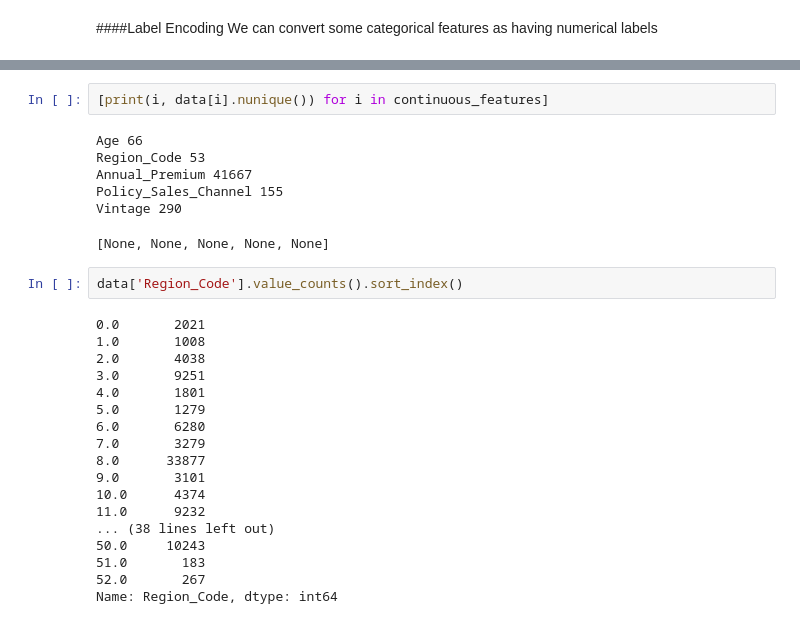
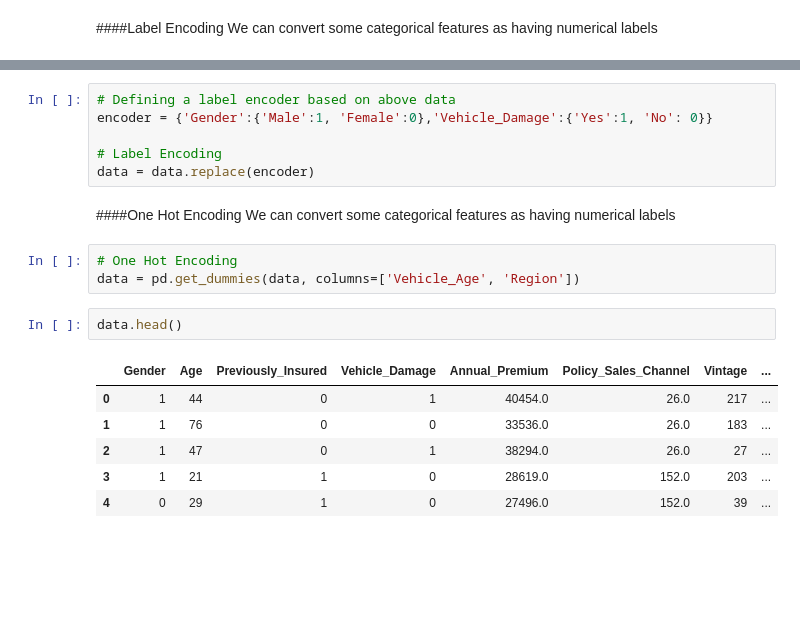
Before and after one commit to shadabsgit/ML-Classification-Capstone-Project, a Jupyter notebook: HEALTH_INSURANCE_CROSS_SELL_PREDICTION.ipynb, the cells around one changed output, grey strips where cells are left out. Cells and saved outputs as stored; diff of their text form; blank space fills up the shorter version.

```diff
--- a/HEALTH_INSURANCE_CROSS_SELL_PREDICTION.ipynb
+++ b/HEALTH_INSURANCE_CROSS_SELL_PREDICTION.ipynb
@@ -403,29 +408,21 @@ Response [1 0]
-# %%
-[print(i, data[i].nunique()) for i in continuous_features]
-# %% [output]
-Age 66
-Region_Code 53
-Annual_Premium 41667
-Policy_Sales_Channel 155
-Vintage 290
-[None, None, None, None, None]
-# %%
-data['Region_Code'].value_counts().sort_index()
-# %% [output]
-0.0       2021
-1.0       1008
-2.0       4038
-3.0       9251
-4.0       1801
-5.0       1279
-6.0       6280
-7.0       3279
-8.0      33877
-9.0       3101
-10.0      4374
-11.0      9232
-... (38 lines left out)
-50.0     10243
-51.0       183
-52.0       267
-Name: Region_Code, dtype: int64
+# %%
+# Defining a label encoder based on above data
+encoder = {'Gender':{'Male':1, 'Female':0},'Vehicle_Damage':{'Yes':1, 'No': 0}}
+
+# Label Encoding
+data = data.replace(encoder)
+# %% [markdown]
+####One Hot Encoding
+We can convert some categorical features as having numerical labels
+# %%
+# One Hot Encoding
+data = pd.get_dummies(data, columns=['Vehicle_Age', 'Region'])
+# %%
+data.head()
+# %% [output]
+|  | Gender | Age | Previously_Insured | Vehicle_Damage | Annual_Premium | Policy_Sales_Channel | Vintage | ... |
+| 0 | 1 | 44 | 0 | 1 | 40454.0 | 26.0 | 217 | ... |
+| 1 | 1 | 76 | 0 | 0 | 33536.0 | 26.0 | 183 | ... |
+| 2 | 1 | 47 | 0 | 1 | 38294.0 | 26.0 | 27 | ... |
+| 3 | 1 | 21 | 1 | 0 | 28619.0 | 152.0 | 203 | ... |
+| 4 | 0 | 29 | 1 | 0 | 27496.0 | 152.0 | 39 | ... |
```
Also changed, not shown: parts of 13 cells of this notebook.
